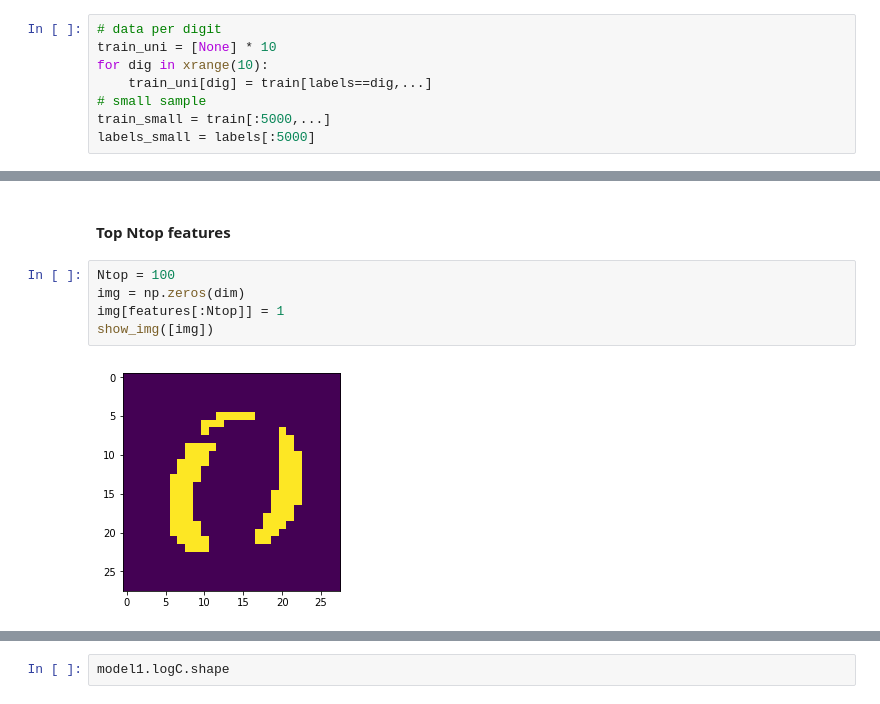
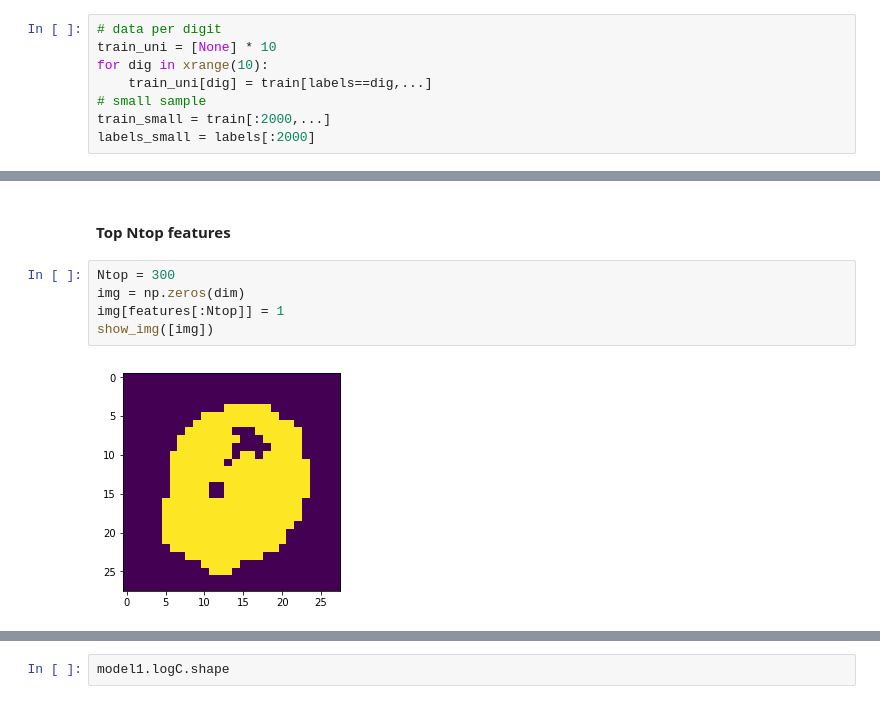
Before and after one commit to zyzzhaoyuzhe/MDPD, a Jupyter notebook: python/MNIST.ipynb, the cells around one changed output, grey strips where cells are left out. Drawn from its saved outputs; the diff is of its cells as text.

```diff
--- a/python/MNIST.ipynb
+++ b/python/MNIST.ipynb
@@ -41,8 +41,8 @@ train_uni = [None] * 10
 for dig in xrange(10):
     train_uni[dig] = train[labels==dig,...]
 # small sample
-train_small = train[:5000,...]
-labels_small = labels[:5000]
+train_small = train[:2000,...]
+labels_small = labels[:2000]
 # %% [markdown]
 ### Pick a data source
 # %%
@@ -146,12 +146,12 @@ Wall time: 1 s
 # %% [markdown]
 #### Top Ntop features
 # %%
-Ntop = 100
+Ntop = 300
 img = np.zeros(dim)
 img[features[:Ntop]] = 1
 show_img([img])
 # %% [output]
-[figure, old version]
+[figure, new version]
 # %%
 %%time
 model1 = MDPD.MDPD()
```
Also changed, not shown: parts of 11 cells of this notebook, 3 other files.
